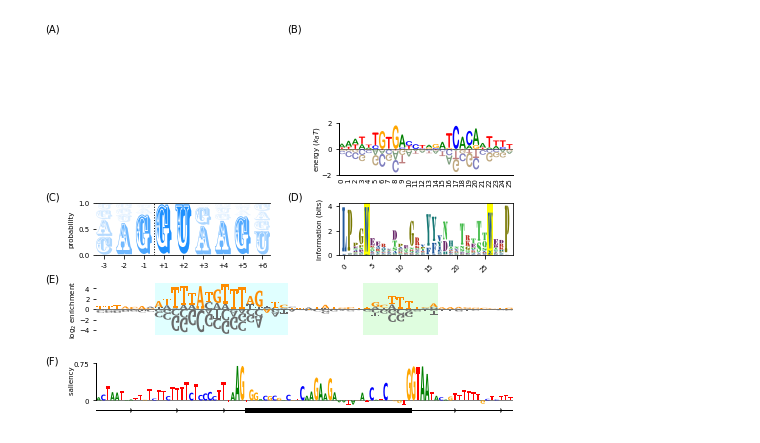
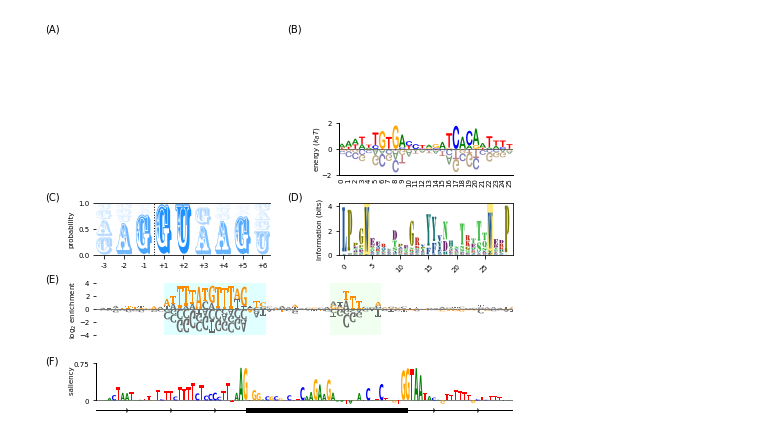
Before and after one commit to jbkinney/logomaker, a Jupyter notebook: logomaker/figure/Figure_draw.ipynb, the cells around one changed output. Cells and saved outputs as stored; diff of their text form; code cells hidden in the pictures.

```diff
--- a/logomaker/figure/Figure_draw.ipynb
+++ b/logomaker/figure/Figure_draw.ipynb
@@ -28,12 +24,19 @@ ww_df = pd.read_csv(ww_mat_file, delim_whitespace=True, index_col=0)
 ss_df = pd.read_csv(ss_mat_file, delim_whitespace=True, index_col=0)
 crp_df = pd.read_csv(crp_mat_file, delim_whitespace=True, index_col=0)
 ars_df = pd.read_csv(ars_mat_file, delim_whitespace=True, index_col=0)
-ars_df.reset_index(inplace=True, drop=True)
-ars_df = ars_df.loc[10:59,:]
 saliency_df = pd.read_csv(saliency_mat_file, delim_whitespace=True, index_col=0)
 
-# Load other information
+# load ars sequence
+with open(ars_seq_file,'r') as f:
+    ars_seq = f.read()
 
-# get ARS consenus sequence
-df = pd.read_csv('data/counts.exp1_lib_ref.txt', delim_whitespace=True, nrows=1)
-ars_consensus_seq = rc(df.loc[0,'ars'])[10:60]
+# trim ars data
+start=10
+stop=100
+ars_df = ars_df.iloc[start:stop,:]
+ars_df.reset_index(inplace=True, drop=True)
+ars_seq = ars_seq[start:stop]
+
+# saliency matrix
+data = np.load('data/importance_score.npz')
+saliency_df = pd.DataFrame(data=data['arr_0'].T, columns=list('ACGT'))
@@ -180,12 +140,11 @@ gs = gridspec.GridSpec(nrows=5, ncols=2)
 
 ### CRP logo
 ax = fig.add_subplot(gs[1, 1])
-logo = lm.Logo(-crp_df,
+logo = lm.Logo(crp_df,
                ax=ax,
                shade_below=.5,
                fade_below=.5,
                font_name='Arial Rounded MT Bold')
-               #font_name='Hobo Std')
 logo.style_spines(visible=False)
 logo.style_spines(spines=['left','bottom'], visible=True)
 logo.ax.set_ylabel("energy ($k_B T$)", labelpad=-1)
@@ -221,30 +180,35 @@ logo = lm.Logo(ww_df,
                width=.8)
 logo.ax.set_ylabel('information (bits)')
 logo.style_xticks(anchor=0, spacing=5, rotation=45)
-logo.highlight_position(p=4, color='yellow', alpha=1)
-logo.highlight_position(p=26, color='yellow', alpha=1)
+logo.highlight_position(p=4, color='gold', alpha=.5)
+logo.highlight_position(p=26, color='gold', alpha=.5)
 logo.ax.set_xlim([-1,len(ww_df)])
 
 ### ARS logo
 ax = fig.add_subplot(gs[3, :])
-logo = lm.Logo(ars_df, ax=ax,
+logo = lm.Logo(ars_df,
+               ax=ax,
                color_scheme='dimgray',
                font_name='Luxi Mono')
-logo.style_glyphs_in_sequence(sequence=ars_consensus_seq, color='darkorange')
+logo.style_glyphs_in_sequence(sequence=ars_seq, color='darkorange')
 logo.style_spines(visible=False)
-logo.ax.set_ylim([-5,5])
+logo.ax.set_ylim([-4,4])
 logo.ax.set_ylabel('$\log_2$ enrichment', labelpad=0)
 logo.ax.set_yticks([-4,-2,0,2,4])
 logo.ax.set_xticks([])
-logo.highlight_position_range(pmin=17, pmax=32, color='lightcyan')
-logo.highlight_position_range(pmin=42, pmax=50, color='palegreen', alpha=.3)
-
+logo.ax.set_xlim([0,65])
+logo.highlight_position_range(pmin=11, pmax=26, color='lightcyan')
+logo.highlight_position_range(pmin=37, pmax=44, color='honeydew')
 
 ### saliency logo
+exon_start = 55-.5
+exon_stop = 90+.5
+
 ax = fig.add_subplot(gs[4, :])
 logo = lm.Logo(saliency_df, ax=ax)
 logo.style_spines(visible=False)
 logo.style_spines(spines=['left'], visible=True, bounds=[0,.75])
+ax.set_xlim([20,115])
 ax.set_yticks([0,.75])
 ax.set_yticklabels(['0','0.75'])
 ax.set_ylim([-.3,.75])
@@ -255,31 +219,31 @@ ax.axhline(y, color='k', linewidth=1)
 xs = np.arange(-3,len(saliency_df),10)
 ys = y*np.ones(len(xs))
 ax.plot(xs,ys,marker='4', linewidth=0, markersize=5, color='k')
 ax.plot([exon_start, exon_stop],[y,y], color='k', linewidth=5)
 
 # tighten layout
 plt.tight_layout(h_pad=1, w_pad=6, pad=4)
 
 # Add panel labels
 x1=.01
 x2=.49
 
 y1=.98
 y2=.79
 y3=.59
 y4=.40
 y5=.21
 
 kwargs = {'fontsize':10, 'horizontalalignment':'left', 'verticalalignment':'top'}
 
 plt.figtext(x1, y1,'(A)', **kwargs)
 plt.figtext(x2, y1,'(B)', **kwargs)
 plt.figtext(x1, y3,'(C)', **kwargs)
 plt.figtext(x2, y3,'(D)', **kwargs)
 plt.figtext(x1, y4,'(E)', **kwargs)
 plt.figtext(x1, y5,'(F)', **kwargs)
 
 # save a pdf
 fig.savefig('figure_logos.pdf', transparent=True)
 # %% [output]
-[figure, old version]
+[figure, new version]
```
Also changed, not shown: parts of 12 cells of this notebook, 19 other files.
